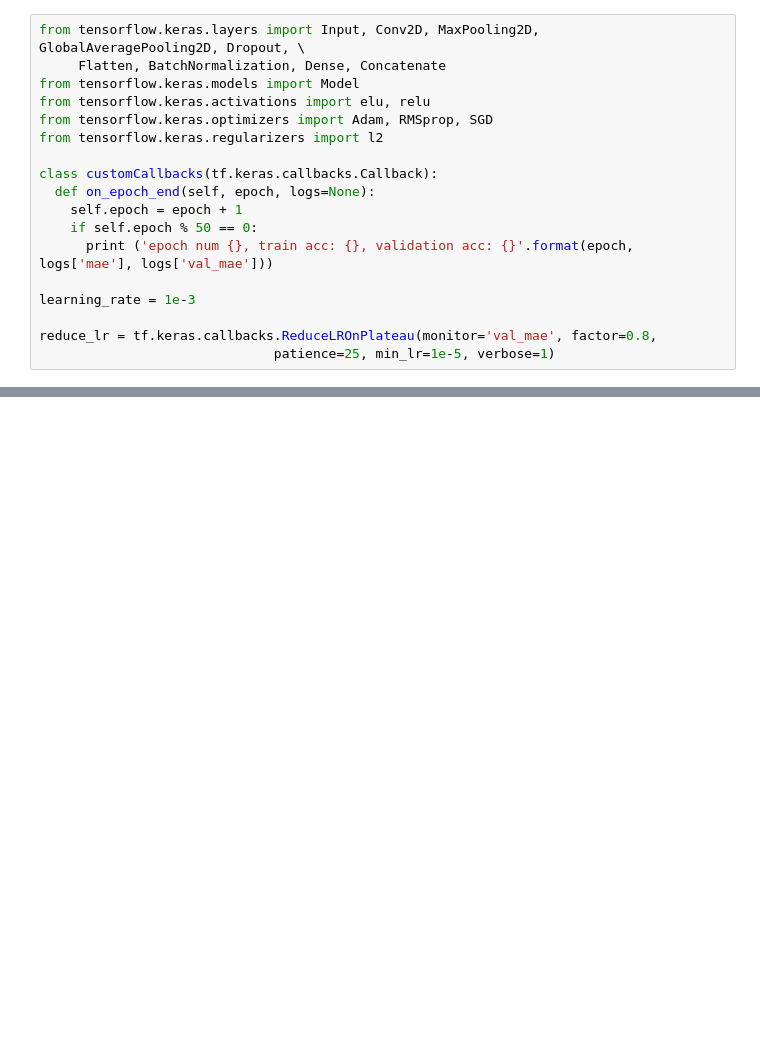
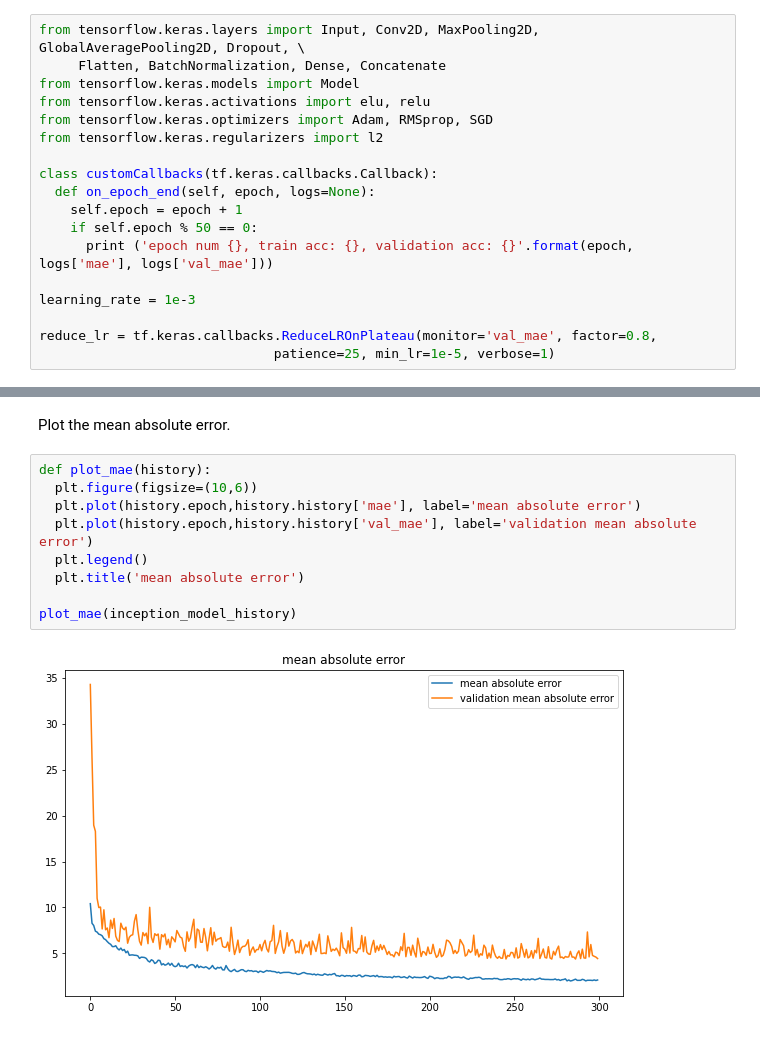
Before and after one commit to eltonsst/VCS, a Jupyter notebook: models/WestGateInceptionNetwork.ipynb, the cells around one changed output, grey strips where cells are left out. Drawn from its saved outputs; the diff is of its cells as text; blank space fills up the shorter version.

```diff
--- a/models/WestGateInceptionNetwork.ipynb
+++ b/models/WestGateInceptionNetwork.ipynb
@@ -343,2 +343,15 @@ Epoch 300/300
+# %% [markdown]
+Plot the mean absolute error.
+# %%
+def plot_mae(history):
+  plt.figure(figsize=(10,6))
+  plt.plot(history.epoch,history.history['mae'], label='mean absolute error')
+  plt.plot(history.epoch,history.history['val_mae'], label='validation mean absolute error')
+  plt.legend()
+  plt.title('mean absolute error')
+
+plot_mae(inception_model_history)
+# %% [output]
+[figure, added]
 # %%
 predictions = inception_model.predict(images)
```
Also changed, not shown: parts of 6 cells of this notebook, 2 other files.
